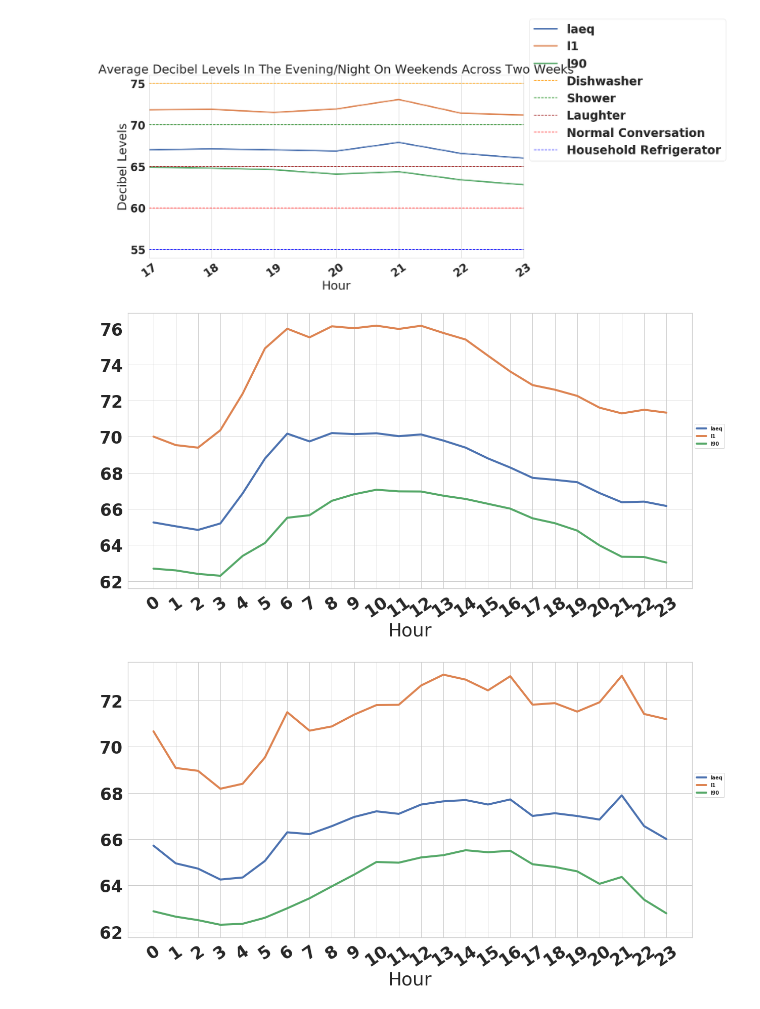
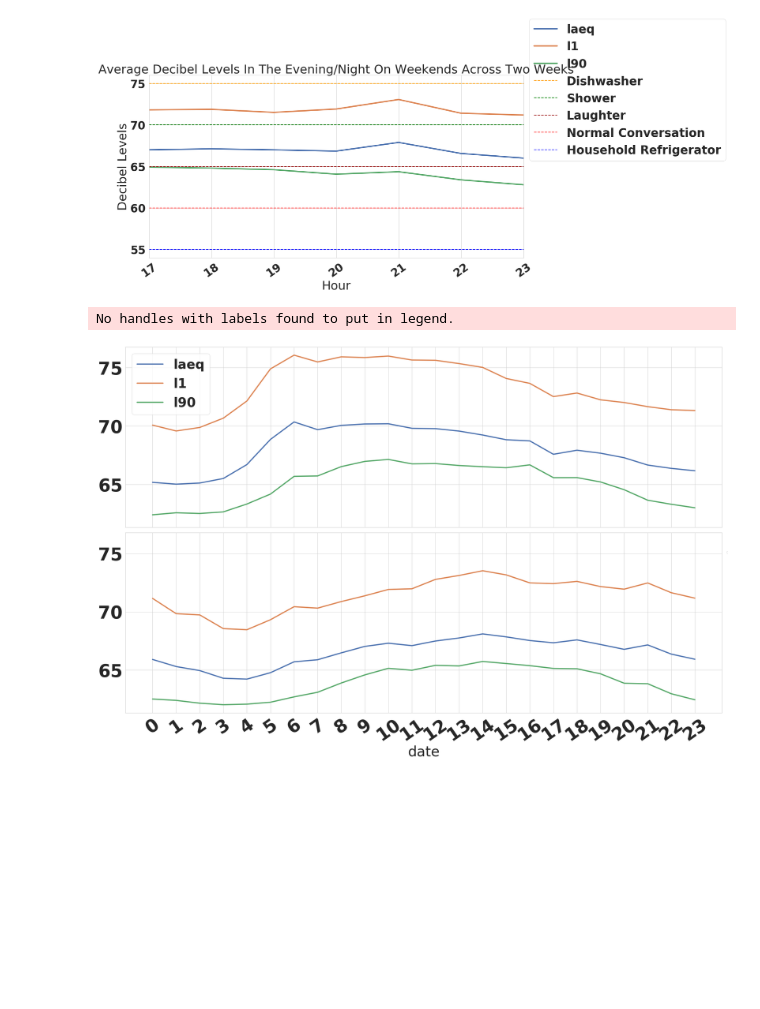
Before and after one commit to ayancooper11804/nyu_arise_noise_2020, a Jupyter notebook: notebooks/data_plot.ipynb, the cells around one changed output. Drawn from its saved outputs; the diff is of its cells as text; code cells hidden in the pictures; blank space fills up the shorter version.

```diff
--- a/notebooks/data_plot.ipynb
+++ b/notebooks/data_plot.ipynb
@@ -249,21 +254,14 @@ week_daily.tail()
 # Week Day Analysis
 # %%
 # Bar plot with seaborn
-
-plt.figure(figsize=(20, 10))
-plt.title('Average Daily Decibel Levels For Two Weeks In July 2020')
-#plt.axhline(y=62, color='black', linestyle='--', label ='Average conversation')
-#plt.axhline(y=56, color='gray', linestyle='--', label ='Household Refrigerator')
-sns.set(style="whitegrid", font_scale=3)
+plt.figure(figsize=(20, 15))
+#plt.title('Average daily dB(A) levels for two weeks in July 2020', fontsize=42)
+sns.set(style="whitegrid", font_scale=4)
 ax = sns.barplot(x=week_daily.index, y='laeq', data=week_daily)
-ax.set_xlabel("Days")
-ax.set_ylabel("Decibel Levels")
+#ax.set_xlabel("Days", fontsize=50)
+#ax.set_ylabel("dB(A) Levels", fontsize=50)
 ax.set_ylim(64,70)
 x_dates = week_daily.index.strftime('%d %a')
 ax.set_xticklabels(labels=x_dates, rotation=25, ha='right')
-leg = plt.legend(loc ='lower left', fontsize='xx-small', bbox_to_anchor=(1.0, 0.5))
-leg.set_zorder(2.5)
-
-# Look into groupby (pandas tutorial)
-# Add the min and max
+plt.tight_layout()
 # %% [output]
@@ -570,37 +563,35 @@ leg.set_zorder(2.5)
 # %% [output]
 [figure]
 # %%
-#fig, axes = plt.subplots(nrows=2, ncols=2)
-#fig, ax = plt.subplots(2, sharex=True, sharey=True)
-#fig.suptitle('Average Hourly Decibel Levels Across Two Weeks In July 2020')
-#fig.text(0.04, 0.5, 'Decibel Levels', va='center', rotation='vertical')
-ax = sensor_df_weekday.groupby(sensor_df_weekday.index.hour).mean().plot(y=['laeq', 'l1', 'l90'],
-                      figsize=(20,10), grid=True, rot=35, lw=4)
-ax.set_xlabel("Hour")
+fig, axes = plt.subplots(2, sharex=True, sharey=True)
+#fig.suptitle('Average hourly dB(A) levels for weekdays and weekends', fontsize=30)
+#fig.text(-0.03, 0.5, 'dB(A) levels', va='center', rotation='vertical', fontsize=70)
+fig.legend(loc ='upper right', fontsize='xx-small', bbox_to_anchor=(1.0, 0.5))
+
+# Weekdays
+ax = sensor_df_weekday.groupby(sensor_df_weekday.index.hour).mean().plot(y=['laeq', 'l1', 'l90'], fontsize=60,
+                      #title='Average hourly dB(A) levels for weekdays and weekends',
+                                                                         ax=axes[0],
+                      figsize=(30,20), grid=True, rot=35, lw=4)
+#ax.set_xlabel("Hour")
 #ax.set_ylabel("Decibel Levels")
 ax.set_xticks(list(range(0,24)))
 ax.grid('on', which='minor', axis='x')
 ax.grid('off', which='major', axis='x')
 font = {'family' : 'normal',
         'weight' : 'bold',
         'size'   : 17}
 matplotlib.rc('font', **font)
-leg = plt.legend(loc ='lower left', fontsize='xx-small', bbox_to_anchor=(1.0, 0.5))
-leg.set_zorder(2.5)
 
-ax = sensor_df_weekend.groupby(sensor_df_weekend.index.hour).mean().plot(y=['laeq', 'l1', 'l90'],
-                      figsize=(20,10), grid=True, rot=35, lw=4)
-ax.set_xlabel("Hour")
+#Weekends
+ax = sensor_df_weekend.groupby(sensor_df_weekend.index.hour).mean().plot(y=['laeq', 'l1', 'l90'], ax=axes[1],
+                      figsize=(30,20), fontsize=60, grid=True, rot=35, lw=4, legend=False)
+#ax.set_xlabel("Hour", fontsize=70)
 #ax.set_ylabel("Decibel Levels")
 ax.set_xticks(list(range(0,24)))
 ax.grid('on', which='minor', axis='x')
 ax.grid('off', which='major', axis='x')
-font = {'family' : 'normal',
-        'weight' : 'bold',
-        'size'   : 17}
-matplotlib.rc('font', **font)
-leg = plt.legend(loc ='lower left', fontsize='xx-small', bbox_to_anchor=(1.0, 0.5))
-leg.set_zorder(2.5)
+plt.tight_layout()
 # %% [output]
+No handles with labels found to put in legend.
-[figure, old version]
+[figure, new version]
-[figure, removed]
```
Also changed, not shown: parts of 20 cells of this notebook.
